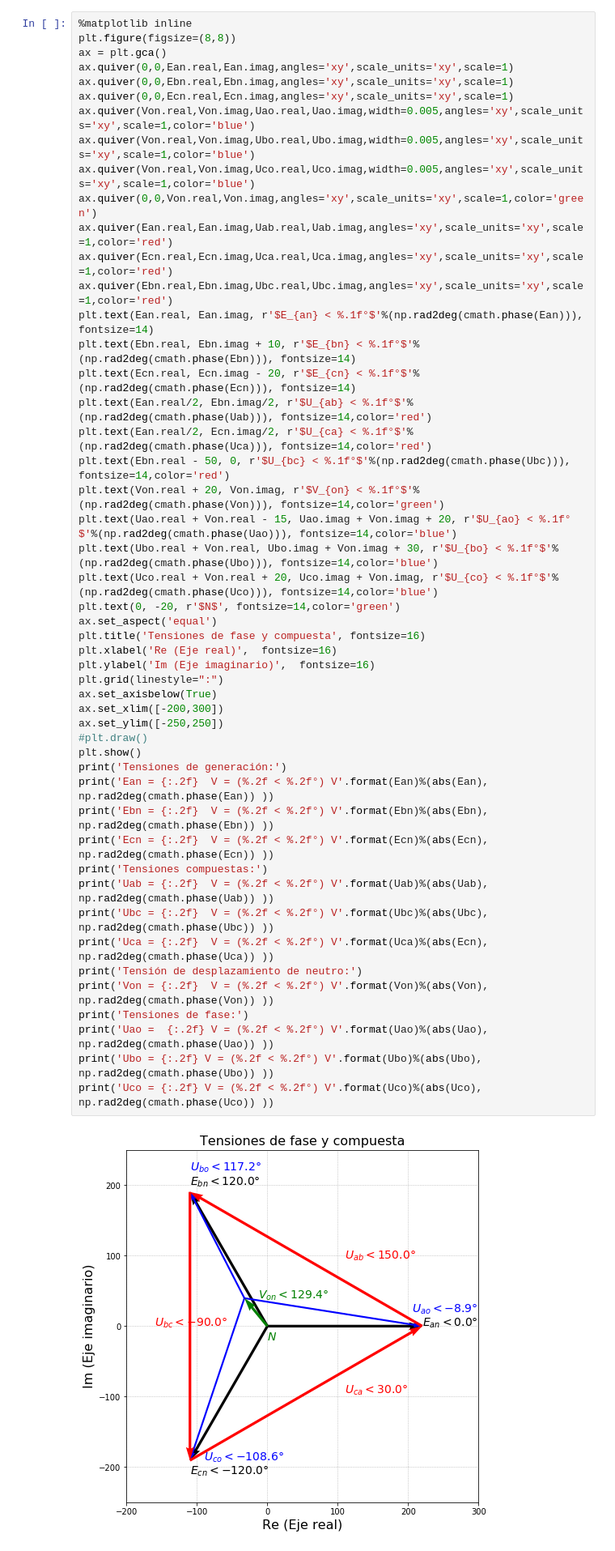
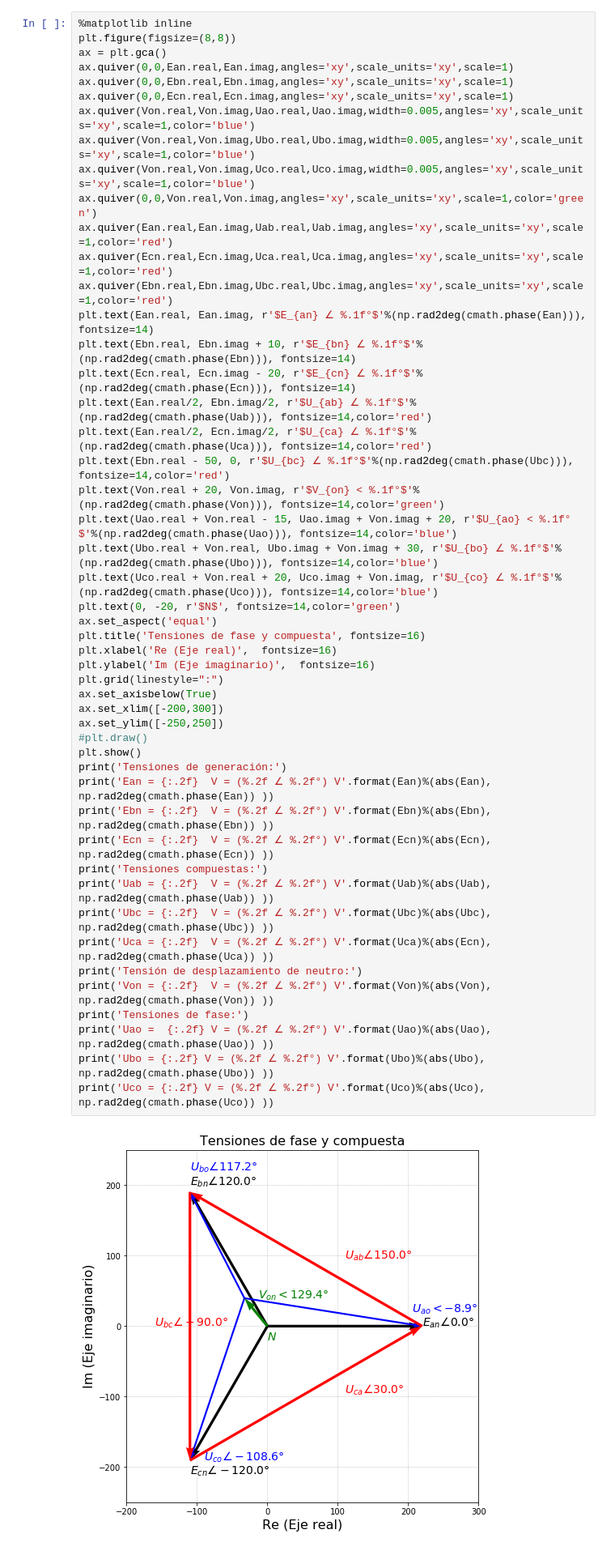
Before and after one commit to daniel-lorenzo/Electrotecnia, a Jupyter notebook: Ejercitacion/TP5-2.ipynb, the cells around one changed output. Shown: that part at 81% size. Cells and saved outputs as stored; diff of their text form.

```diff
--- a/Ejercitacion/TP5-2.ipynb
+++ b/Ejercitacion/TP5-2.ipynb
@@ -599,50 +599,50 @@ import matplotlib.pyplot as plt
 plt.figure(figsize=(8,8))
 ax = plt.gca()
 ax.quiver(0,0,Ean.real,Ean.imag,angles='xy',scale_units='xy',scale=1)
 ax.quiver(0,0,Ebn.real,Ebn.imag,angles='xy',scale_units='xy',scale=1)
 ax.quiver(0,0,Ecn.real,Ecn.imag,angles='xy',scale_units='xy',scale=1)
 ax.quiver(Von.real,Von.imag,Uao.real,Uao.imag,width=0.005,angles='xy',scale_units='xy',scale=1,color='blue')
 ax.quiver(Von.real,Von.imag,Ubo.real,Ubo.imag,width=0.005,angles='xy',scale_units='xy',scale=1,color='blue')
 ax.quiver(Von.real,Von.imag,Uco.real,Uco.imag,width=0.005,angles='xy',scale_units='xy',scale=1,color='blue')
 ax.quiver(0,0,Von.real,Von.imag,angles='xy',scale_units='xy',scale=1,color='green')
 ax.quiver(Ean.real,Ean.imag,Uab.real,Uab.imag,angles='xy',scale_units='xy',scale=1,color='red')
 ax.quiver(Ecn.real,Ecn.imag,Uca.real,Uca.imag,angles='xy',scale_units='xy',scale=1,color='red')
 ax.quiver(Ebn.real,Ebn.imag,Ubc.real,Ubc.imag,angles='xy',scale_units='xy',scale=1,color='red')
-plt.text(Ean.real, Ean.imag, r'$E_{an} < %.1f°$'%(np.rad2deg(cmath.phase(Ean))), fontsize=14)
-plt.text(Ebn.real, Ebn.imag + 10, r'$E_{bn} < %.1f°$'%(np.rad2deg(cmath.phase(Ebn))), fontsize=14)
-plt.text(Ecn.real, Ecn.imag - 20, r'$E_{cn} < %.1f°$'%(np.rad2deg(cmath.phase(Ecn))), fontsize=14)
-plt.text(Ean.real/2, Ebn.imag/2, r'$U_{ab} < %.1f°$'%(np.rad2deg(cmath.phase(Uab))), fontsize=14,color='red')
-plt.text(Ean.real/2, Ecn.imag/2, r'$U_{ca} < %.1f°$'%(np.rad2deg(cmath.phase(Uca))), fontsize=14,color='red')
-plt.text(Ebn.real - 50, 0, r'$U_{bc} < %.1f°$'%(np.rad2deg(cmath.phase(Ubc))), fontsize=14,color='red')
+plt.text(Ean.real, Ean.imag, r'$E_{an} ∠ %.1f°$'%(np.rad2deg(cmath.phase(Ean))), fontsize=14)
+plt.text(Ebn.real, Ebn.imag + 10, r'$E_{bn} ∠ %.1f°$'%(np.rad2deg(cmath.phase(Ebn))), fontsize=14)
+plt.text(Ecn.real, Ecn.imag - 20, r'$E_{cn} ∠ %.1f°$'%(np.rad2deg(cmath.phase(Ecn))), fontsize=14)
+plt.text(Ean.real/2, Ebn.imag/2, r'$U_{ab} ∠ %.1f°$'%(np.rad2deg(cmath.phase(Uab))), fontsize=14,color='red')
+plt.text(Ean.real/2, Ecn.imag/2, r'$U_{ca} ∠ %.1f°$'%(np.rad2deg(cmath.phase(Uca))), fontsize=14,color='red')
+plt.text(Ebn.real - 50, 0, r'$U_{bc} ∠ %.1f°$'%(np.rad2deg(cmath.phase(Ubc))), fontsize=14,color='red')
 plt.text(Von.real + 20, Von.imag, r'$V_{on} < %.1f°$'%(np.rad2deg(cmath.phase(Von))), fontsize=14,color='green')
 plt.text(Uao.real + Von.real - 15, Uao.imag + Von.imag + 20, r'$U_{ao} < %.1f°$'%(np.rad2deg(cmath.phase(Uao))), fontsize=14,color='blue')
-plt.text(Ubo.real + Von.real, Ubo.imag + Von.imag + 30, r'$U_{bo} < %.1f°$'%(np.rad2deg(cmath.phase(Ubo))), fontsize=14,color='blue')
-plt.text(Uco.real + Von.real + 20, Uco.imag + Von.imag, r'$U_{co} < %.1f°$'%(np.rad2deg(cmath.phase(Uco))), fontsize=14,color='blue')
+plt.text(Ubo.real + Von.real, Ubo.imag + Von.imag + 30, r'$U_{bo} ∠ %.1f°$'%(np.rad2deg(cmath.phase(Ubo))), fontsize=14,color='blue')
+plt.text(Uco.real + Von.real + 20, Uco.imag + Von.imag, r'$U_{co} ∠ %.1f°$'%(np.rad2deg(cmath.phase(Uco))), fontsize=14,color='blue')
 plt.text(0, -20, r'$N$', fontsize=14,color='green')
 ax.set_aspect('equal')
 plt.title('Tensiones de fase y compuesta', fontsize=16)
 plt.xlabel('Re (Eje real)',  fontsize=16)
 plt.ylabel('Im (Eje imaginario)',  fontsize=16)
 plt.grid(linestyle=":")
 ax.set_axisbelow(True)
 ax.set_xlim([-200,300])
 ax.set_ylim([-250,250])
 #plt.draw()
 plt.show()
 print('Tensiones de generación:')
-print('Ean = {:.2f}  V = (%.2f < %.2f°) V'.format(Ean)%(abs(Ean), np.rad2deg(cmath.phase(Ean)) ))
-print('Ebn = {:.2f}  V = (%.2f < %.2f°) V'.format(Ebn)%(abs(Ebn), np.rad2deg(cmath.phase(Ebn)) ))
-print('Ecn = {:.2f}  V = (%.2f < %.2f°) V'.format(Ecn)%(abs(Ecn), np.rad2deg(cmath.phase(Ecn)) ))
+print('Ean = {:.2f}  V = (%.2f ∠ %.2f°) V'.format(Ean)%(abs(Ean), np.rad2deg(cmath.phase(Ean)) ))
+print('Ebn = {:.2f}  V = (%.2f ∠ %.2f°) V'.format(Ebn)%(abs(Ebn), np.rad2deg(cmath.phase(Ebn)) ))
+print('Ecn = {:.2f}  V = (%.2f ∠ %.2f°) V'.format(Ecn)%(abs(Ecn), np.rad2deg(cmath.phase(Ecn)) ))
 print('Tensiones compuestas:')
-print('Uab = {:.2f}  V = (%.2f < %.2f°) V'.format(Uab)%(abs(Uab), np.rad2deg(cmath.phase(Uab)) ))
-print('Ubc = {:.2f}  V = (%.2f < %.2f°) V'.format(Ubc)%(abs(Ubc), np.rad2deg(cmath.phase(Ubc)) ))
-print('Uca = {:.2f}  V = (%.2f < %.2f°) V'.format(Uca)%(abs(Ecn), np.rad2deg(cmath.phase(Uca)) ))
+print('Uab = {:.2f}  V = (%.2f ∠ %.2f°) V'.format(Uab)%(abs(Uab), np.rad2deg(cmath.phase(Uab)) ))
+print('Ubc = {:.2f}  V = (%.2f ∠ %.2f°) V'.format(Ubc)%(abs(Ubc), np.rad2deg(cmath.phase(Ubc)) ))
+print('Uca = {:.2f}  V = (%.2f ∠ %.2f°) V'.format(Uca)%(abs(Ecn), np.rad2deg(cmath.phase(Uca)) ))
 print('Tensión de desplazamiento de neutro:')
-print('Von = {:.2f}  V = (%.2f < %.2f°) V'.format(Von)%(abs(Von), np.rad2deg(cmath.phase(Von)) ))
+print('Von = {:.2f}  V = (%.2f ∠ %.2f°) V'.format(Von)%(abs(Von), np.rad2deg(cmath.phase(Von)) ))
 print('Tensiones de fase:')
-print('Uao =  {:.2f} V = (%.2f < %.2f°) V'.format(Uao)%(abs(Uao), np.rad2deg(cmath.phase(Uao)) ))
-print('Ubo = {:.2f} V = (%.2f < %.2f°) V'.format(Ubo)%(abs(Ubo), np.rad2deg(cmath.phase(Ubo)) ))
-print('Uco = {:.2f} V = (%.2f < %.2f°) V'.format(Uco)%(abs(Uco), np.rad2deg(cmath.phase(Uco)) ))
+print('Uao =  {:.2f} V = (%.2f ∠ %.2f°) V'.format(Uao)%(abs(Uao), np.rad2deg(cmath.phase(Uao)) ))
+print('Ubo = {:.2f} V = (%.2f ∠ %.2f°) V'.format(Ubo)%(abs(Ubo), np.rad2deg(cmath.phase(Ubo)) ))
+print('Uco = {:.2f} V = (%.2f ∠ %.2f°) V'.format(Uco)%(abs(Uco), np.rad2deg(cmath.phase(Uco)) ))
 # %% [output]
-[figure, old version]
+[figure, new version]
 Tensiones de generación:
```
Also changed, not shown: parts of 7 cells of this notebook, 2 other files.
